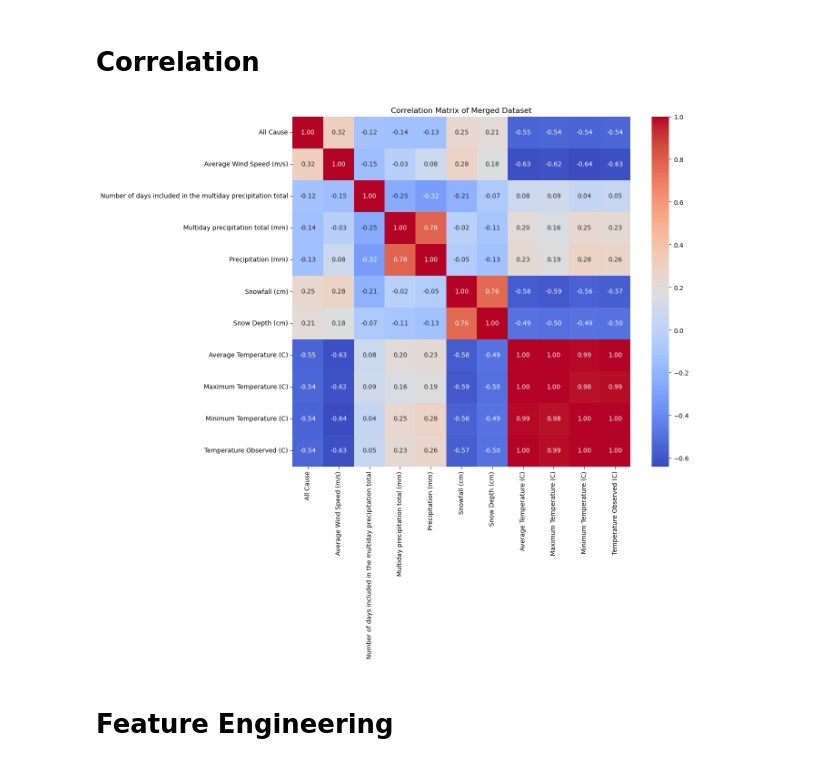
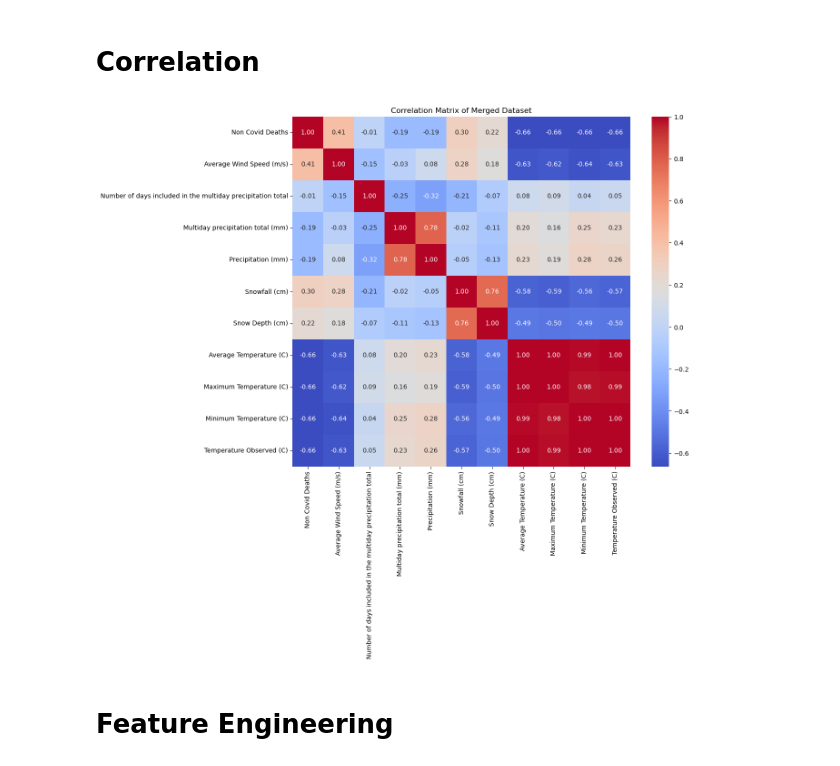
Before and after one commit to mohi-m/Mortality-Predictor, a Jupyter notebook: main.ipynb, the cells around one changed output. Saved outputs shown, nothing was run; the diff lists cells and outputs as text; code cells hidden in the pictures.

```diff
--- a/main.ipynb
+++ b/main.ipynb
@@ -40,6 +40,9 @@ relevent_mortality_columns = ['Jurisdiction of Occurrence', 'MMWR Year', 'MMWR W
        'COVID-19 (U071, Underlying Cause of Death)']
 # Drop irrelevant columns from mortality dataset
 mortality_dataset_illinois = mortality_dataset_illinois[relevent_mortality_columns]
+
+mortality_dataset_illinois['Non Covid Deaths'] = mortality_dataset_illinois['All Cause'] - mortality_dataset_illinois['COVID-19 (U071, Multiple Cause of Death)'].fillna(0)
+
 
 relevant_climate_columns = ['Week_Ending_Date', 'AWND', 'DAPR', 'MDPR', 'PRCP', 'SNOW', 'SNWD',
        'TAVG', 'TMAX', 'TMIN', 'TOBS']
@@ -161,21 +165,21 @@ plt.show()
 # %%
 import seaborn as sns
 import matplotlib.pyplot as plt
 
 
-# Compute the correlation matrix for numeric columns only and only All Cause
-columns = ['All Cause', 'Average Wind Speed (m/s)', 'Number of days included in the multiday precipitation total',
+# Compute the correlation matrix for numeric columns only and only Non Covid Deaths
+columns = ['Non Covid Deaths', 'Average Wind Speed (m/s)', 'Number of days included in the multiday precipitation total',
            'Multiday precipitation total (mm)', 'Precipitation (mm)', 'Snowfall (cm)', 'Snow Depth (cm)',
            'Average Temperature (C)', 'Maximum Temperature (C)', 'Minimum Temperature (C)', 'Temperature Observed (C)']
 correlation_matrix = merged_dataset[columns].corr()
 
 # Plot the heatmap
 plt.figure(figsize=(12, 10))
 sns.heatmap(correlation_matrix, annot=True, fmt=".2f", cmap="coolwarm", cbar=True)
 plt.title("Correlation Matrix of Merged Dataset")
 plt.show()
 # %% [output]
-[figure, old version]
+[figure, new version]
 # %% [markdown]
 # Feature Engineering
 # %%
```
Also changed, not shown: parts of 7 cells of this notebook.
